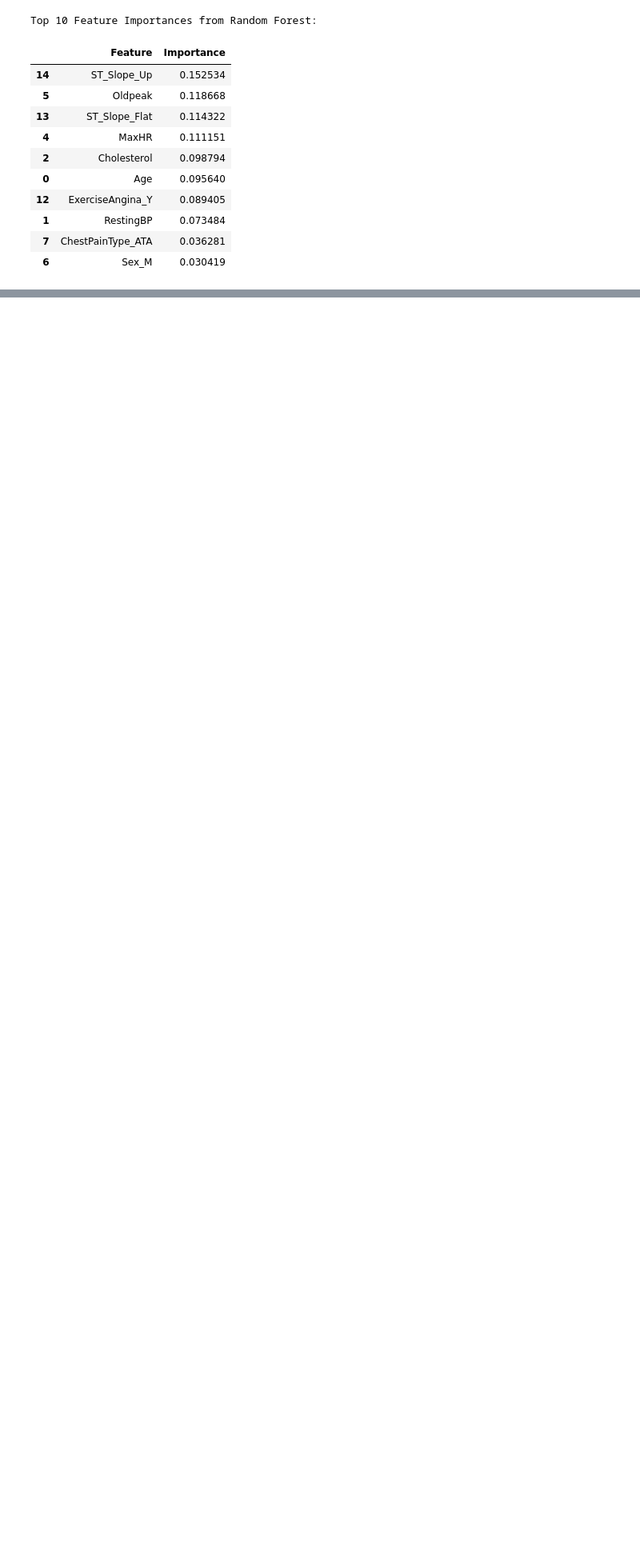
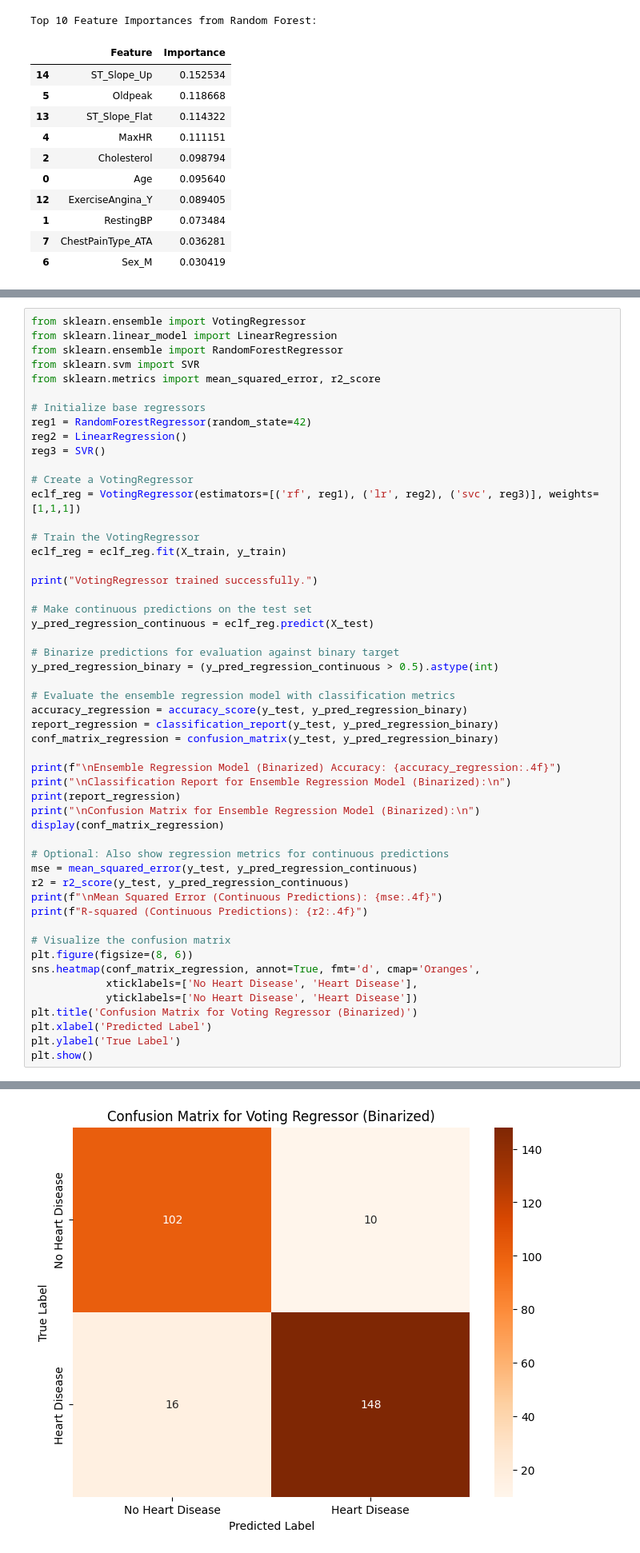
Before and after one commit to saim9211/Machine-Learning-Stuff, a Jupyter notebook: ensemble_voting.ipynb, the cells around one changed output, grey strips where cells are left out. Shown at 80% size. Drawn from its saved outputs; the diff is of its cells as text; blank space fills up the shorter version.

Commit message:
voting_regression

```diff
--- a/ensemble_voting.ipynb
+++ b/ensemble_voting.ipynb
@@ -308,0 +313,53 @@ plt.show()
+# %%
+from sklearn.ensemble import VotingRegressor
+from sklearn.linear_model import LinearRegression
+from sklearn.ensemble import RandomForestRegressor
+from sklearn.svm import SVR
+from sklearn.metrics import mean_squared_error, r2_score
+
+# Initialize base regressors
+reg1 = RandomForestRegressor(random_state=42)
+reg2 = LinearRegression()
+reg3 = SVR()
+
+# Create a VotingRegressor
+eclf_reg = VotingRegressor(estimators=[('rf', reg1), ('lr', reg2), ('svc', reg3)], weights=[1,1,1])
+
+# Train the VotingRegressor
+eclf_reg = eclf_reg.fit(X_train, y_train)
+
+print("VotingRegressor trained successfully.")
+
+# Make continuous predictions on the test set
+y_pred_regression_continuous = eclf_reg.predict(X_test)
+
+# Binarize predictions for evaluation against binary target
+y_pred_regression_binary = (y_pred_regression_continuous > 0.5).astype(int)
+
+# Evaluate the ensemble regression model with classification metrics
+accuracy_regression = accuracy_score(y_test, y_pred_regression_binary)
+report_regression = classification_report(y_test, y_pred_regression_binary)
+conf_matrix_regression = confusion_matrix(y_test, y_pred_regression_binary)
+
+print(f"\nEnsemble Regression Model (Binarized) Accuracy: {accuracy_regression:.4f}")
+print("\nClassification Report for Ensemble Regression Model (Binarized):\n")
+print(report_regression)
+print("\nConfusion Matrix for Ensemble Regression Model (Binarized):\n")
+display(conf_matrix_regression)
+
+# Optional: Also show regression metrics for continuous predictions
+mse = mean_squared_error(y_test, y_pred_regression_continuous)
+r2 = r2_score(y_test, y_pred_regression_continuous)
+print(f"\nMean Squared Error (Continuous Predictions): {mse:.4f}")
+print(f"R-squared (Continuous Predictions): {r2:.4f}")
+
+# Visualize the confusion matrix
+plt.figure(figsize=(8, 6))
+sns.heatmap(conf_matrix_regression, annot=True, fmt='d', cmap='Oranges',
+            xticklabels=['No Heart Disease', 'Heart Disease'],
+            yticklabels=['No Heart Disease', 'Heart Disease'])
+plt.title('Confusion Matrix for Voting Regressor (Binarized)')
+plt.xlabel('Predicted Label')
+plt.ylabel('True Label')
+plt.show()
+# %% [output]
@@ -308,0 +387 @@ plt.show()
+[figure, added]
```
Also changed, not shown: parts of 3 cells of this notebook.
